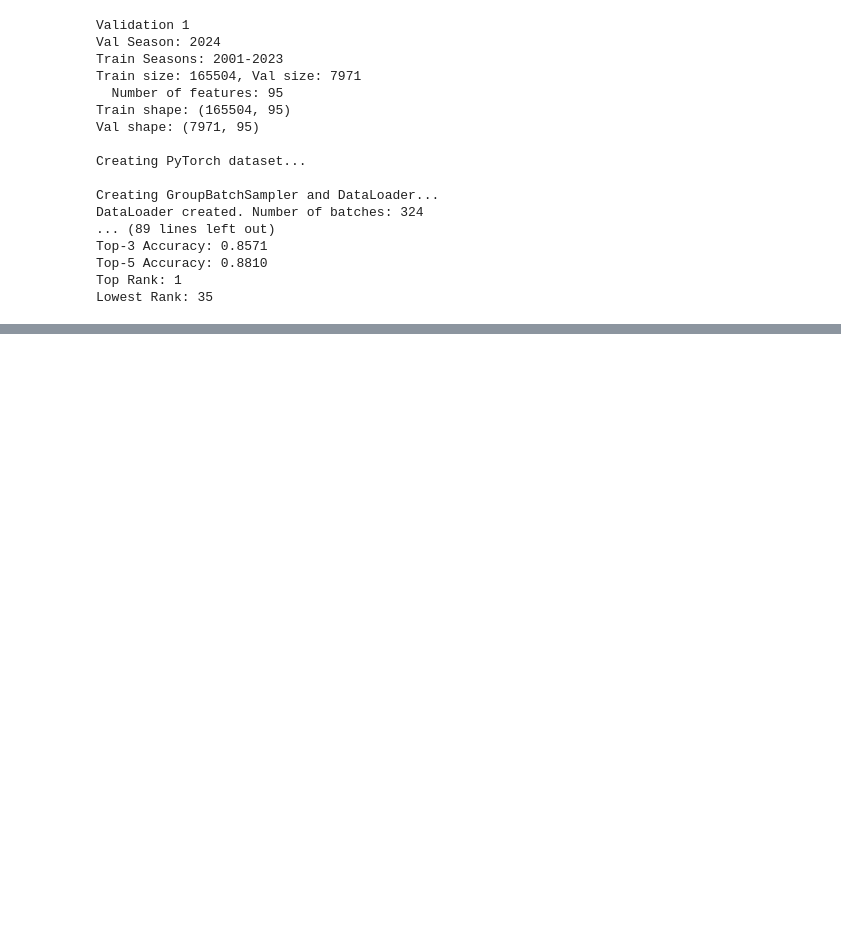
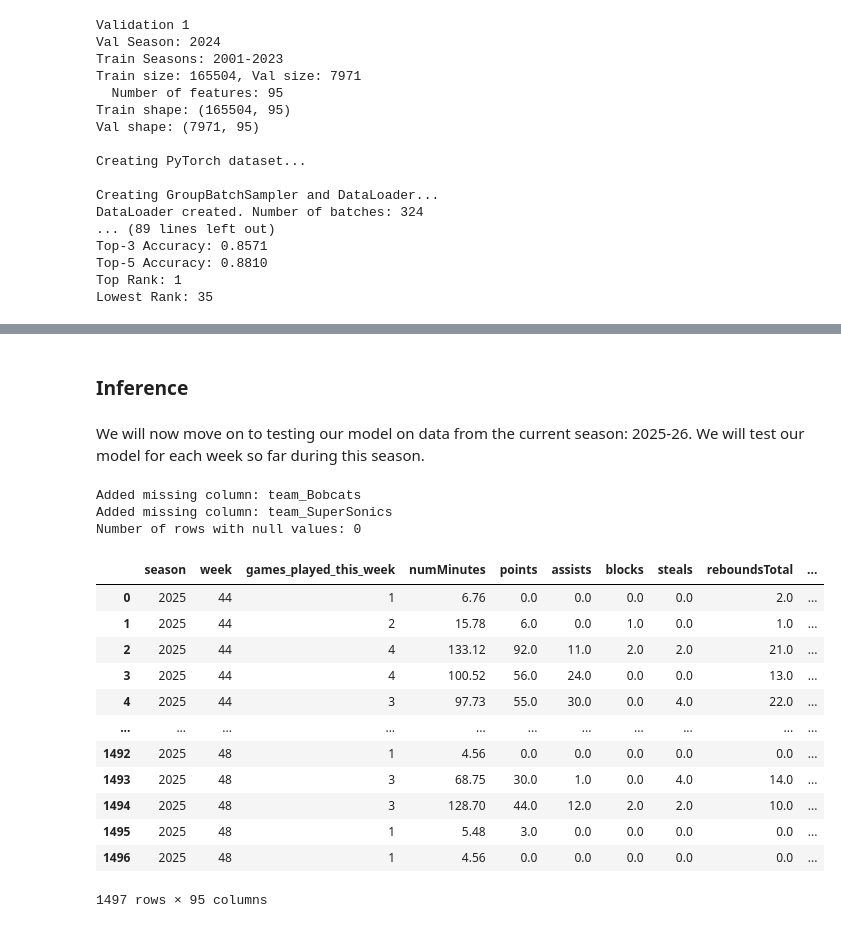
Before and after one commit to dejiandrew/nba-award-predictor, a Jupyter notebook: notebooks/neural_net_c.ipynb, the cells around one changed output, grey strips where cells are left out. Cells and saved outputs as stored; diff of their text form; code cells hidden in the pictures; blank space fills up the shorter version.

```diff
--- a/notebooks/neural_net_c.ipynb
+++ b/notebooks/neural_net_c.ipynb
@@ -417,0 +674,51 @@ Top-10 Accuracy: 0.9412698412698411
+# %% [markdown]
+### Inference
+# %% [markdown]
+We will now move on to testing our model on data from the current season: 2025-26. We will test our model for each week so far during this season.
+# %%
+# Reminder: total_inf is our inference set containing data from the 2025-26 season
+# Select the same features our model was trained on
+total_inf = total_inf.reset_index(drop=True)
+X_inf = total_inf.drop(columns=['full_name', 'player_id', 'pow_player_id', 'player_of_the_week', 'won_player_of_the_week', 'all_star_this_season', 'mvp_this_season',
+ 'all_nba_first_team_this_season', 'all_nba_second_team_this_season', 'all_nba_third_team_this_season', 'week_start', 'pow_conference',
+ 'is_win_vs_over_500', 'opponent_has_all_nba']).reset_index(drop=True)
+
+# True results
+y_inf = total_inf['won_player_of_the_week'].reset_index(drop=True)
+
+# One-hot encode
+X_inf = pd.get_dummies(X_inf, columns=cat_cols, drop_first=True)
+
+# Rename conference one-hot encoding column: 'conference_West' -> 'conference'
+X_inf = X_inf.rename(columns={'conference_West': 'conference'})
+
+# Add missing columns (teams that don't exist anymore) with all zeros
+for col in X_all.drop(columns=['group_id']).columns:
+    if col not in X_inf.columns:
+        X_inf[col] = 0  # Add missing column with zeros
+        print(f"Added missing column: {col}")
+
+# Double check our data does not contain null values
+has_null_rows = X_inf.isnull().any(axis=1)
+num_rows_with_nulls = has_null_rows.sum()
+print(f"Number of rows with null values: {num_rows_with_nulls}")
+# %% [output]
+Added missing column: team_Bobcats
+Added missing column: team_SuperSonics
+Number of rows with null values: 0
+# %%
+X_inf
+# %% [output]
+|  | season | week | games_played_this_week | numMinutes | points | assists | blocks | steals | reboundsTotal | ... |
+| 0 | 2025 | 44 | 1 | 6.76 | 0.0 | 0.0 | 0.0 | 0.0 | 2.0 | ... |
+| 1 | 2025 | 44 | 2 | 15.78 | 6.0 | 0.0 | 1.0 | 0.0 | 1.0 | ... |
+| 2 | 2025 | 44 | 4 | 133.12 | 92.0 | 11.0 | 2.0 | 2.0 | 21.0 | ... |
+| 3 | 2025 | 44 | 4 | 100.52 | 56.0 | 24.0 | 0.0 | 0.0 | 13.0 | ... |
+| 4 | 2025 | 44 | 3 | 97.73 | 55.0 | 30.0 | 0.0 | 4.0 | 22.0 | ... |
+| ... | ... | ... | ... | ... | ... | ... | ... | ... | ... | ... |
+| 1492 | 2025 | 48 | 1 | 4.56 | 0.0 | 0.0 | 0.0 | 0.0 | 0.0 | ... |
+| 1493 | 2025 | 48 | 3 | 68.75 | 30.0 | 1.0 | 0.0 | 4.0 | 14.0 | ... |
+| 1494 | 2025 | 48 | 3 | 128.70 | 44.0 | 12.0 | 2.0 | 2.0 | 10.0 | ... |
+| 1495 | 2025 | 48 | 1 | 5.48 | 3.0 | 0.0 | 0.0 | 0.0 | 0.0 | ... |
+| 1496 | 2025 | 48 | 1 | 4.56 | 0.0 | 0.0 | 0.0 | 0.0 | 0.0 | ... |
+1497 rows × 95 columns
```
Also changed, not shown: parts of 18 cells of this notebook, 4 other files.
